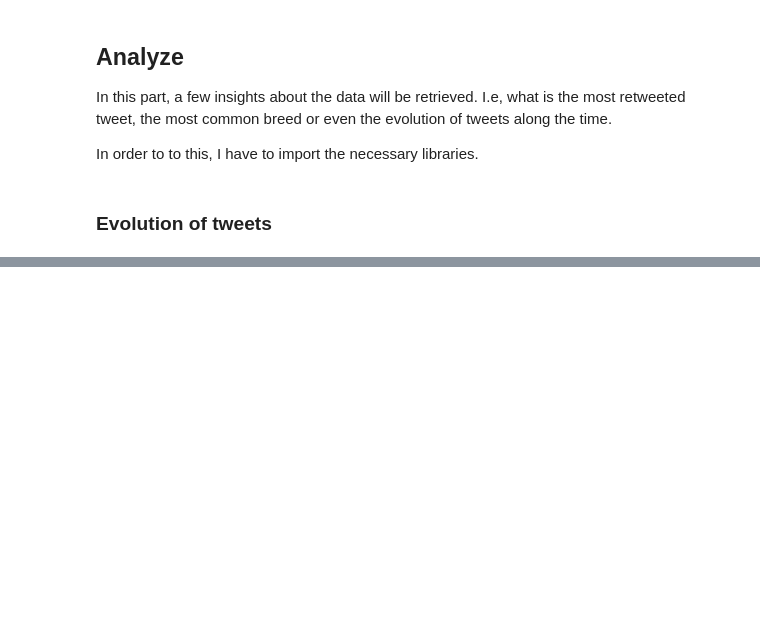
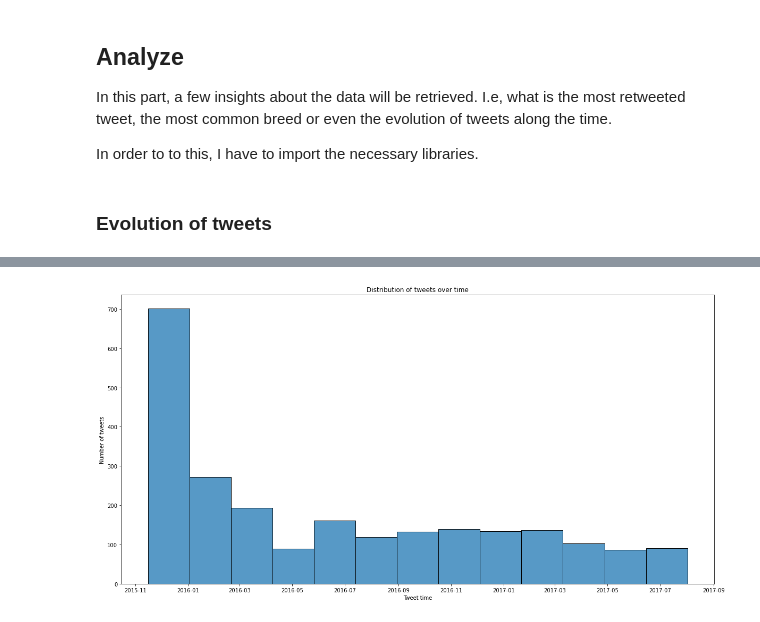
Before and after one commit to aingelmo/aingelmo.github.io, a Jupyter notebook: Project_5_Wrange and Analyze Data/wrangle_act.ipynb, the cells around one changed output, grey strips where cells are left out. Drawn from its saved outputs; the diff is of its cells as text; code cells hidden in the pictures; blank space fills up the shorter version.

```diff
--- a/Project_5_Wrange and Analyze Data/wrangle_act.ipynb
+++ b/Project_5_Wrange and Analyze Data/wrangle_act.ipynb
@@ -571,0 +579,9 @@ df_clean.timestamp.hist();
+# %%
+#Plot graph
+figure(figsize=(20,10))
+sns.histplot(df_clean["timestamp"])
+plt.xlabel("Tweet time")
+plt.ylabel("Number of tweets")
+plt.title("Distribution of tweets over time");
+# %% [output]
+[figure, added]
```
Also changed, not shown: parts of 19 cells of this notebook.
